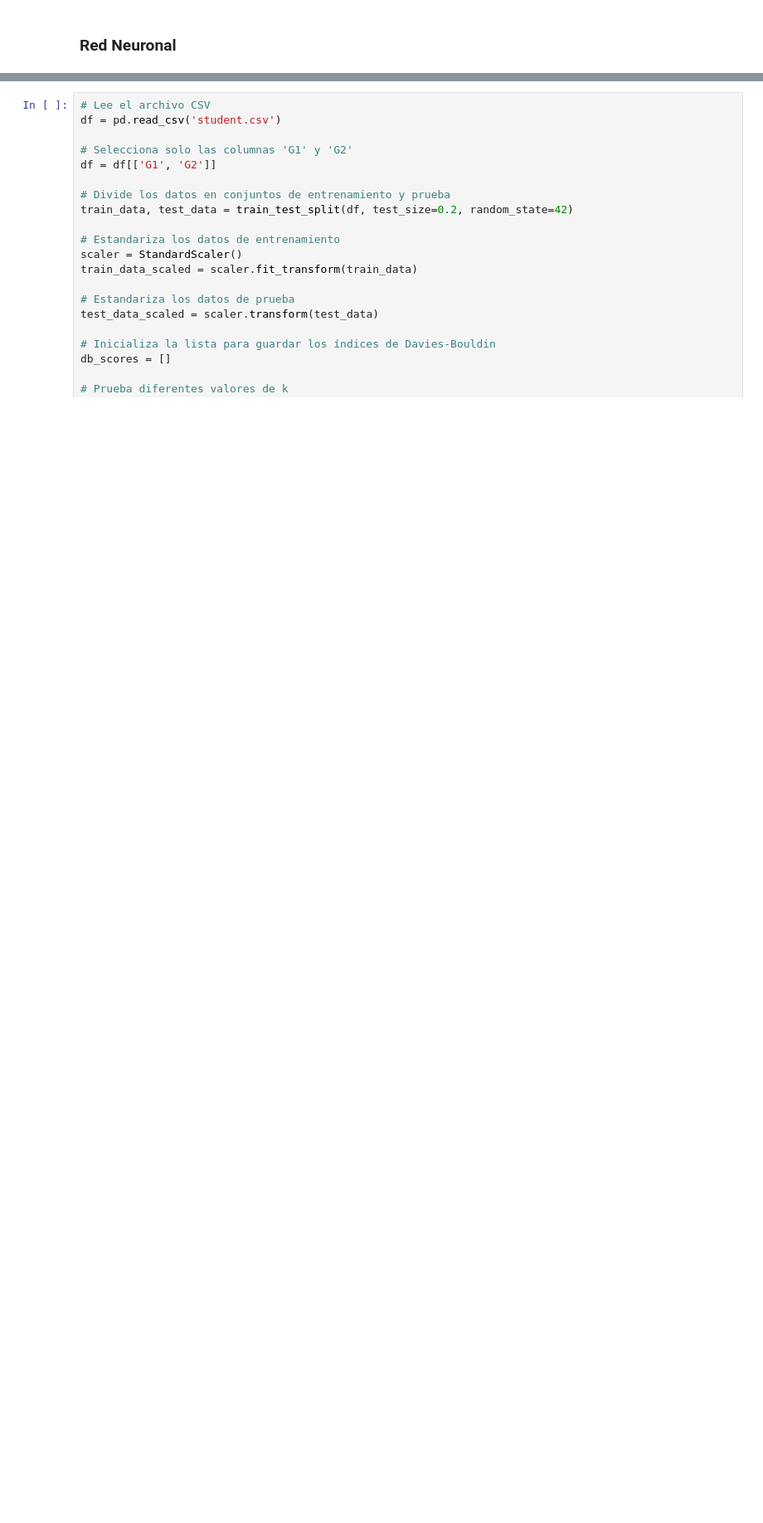
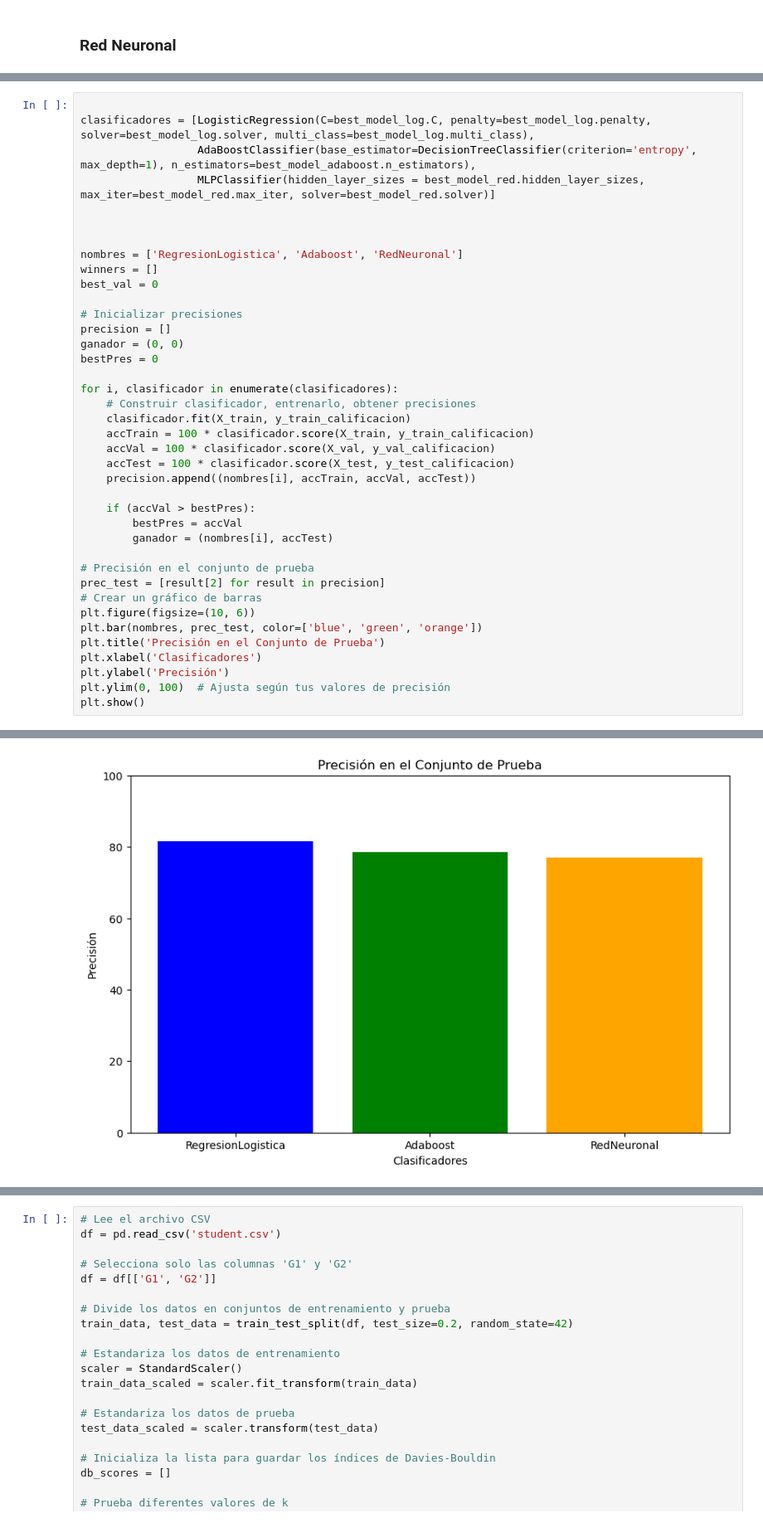
Before and after one commit to WADEBER/Trabajo-Aprendizaje, a Jupyter notebook: alcoholism.ipynb, the cells around one changed output, grey strips where cells are left out. Shown at 83% size. Saved outputs shown, nothing was run; the diff lists cells and outputs as text; blank space fills up the shorter version.

```diff
--- a/alcoholism.ipynb
+++ b/alcoholism.ipynb
@@ -447,0 +559,40 @@ higher  0.038 +/- 0.009
+# %%
+
+clasificadores = [LogisticRegression(C=best_model_log.C, penalty=best_model_log.penalty, solver=best_model_log.solver, multi_class=best_model_log.multi_class),
+                  AdaBoostClassifier(base_estimator=DecisionTreeClassifier(criterion='entropy', max_depth=1), n_estimators=best_model_adaboost.n_estimators),
+                  MLPClassifier(hidden_layer_sizes = best_model_red.hidden_layer_sizes, max_iter=best_model_red.max_iter, solver=best_model_red.solver)]
+
+
+
+nombres = ['RegresionLogistica', 'Adaboost', 'RedNeuronal']
+winners = []
+best_val = 0
+
+# Inicializar precisiones
+precision = []
+ganador = (0, 0)
+bestPres = 0
+
+for i, clasificador in enumerate(clasificadores):
+    # Construir clasificador, entrenarlo, obtener precisiones
+    clasificador.fit(X_train, y_train_calificacion)
+    accTrain = 100 * clasificador.score(X_train, y_train_calificacion)
+    accVal = 100 * clasificador.score(X_val, y_val_calificacion)
+    accTest = 100 * clasificador.score(X_test, y_test_calificacion)
+    precision.append((nombres[i], accTrain, accVal, accTest))
+
+    if (accVal > bestPres):
+        bestPres = accVal
+        ganador = (nombres[i], accTest)
+
+# Precisión en el conjunto de prueba
+prec_test = [result[2] for result in precision]
+# Crear un gráfico de barras
+plt.figure(figsize=(10, 6))
+plt.bar(nombres, prec_test, color=['blue', 'green', 'orange'])
+plt.title('Precisión en el Conjunto de Prueba')
+plt.xlabel('Clasificadores')
+plt.ylabel('Precisión')
+plt.ylim(0, 100)  # Ajusta según tus valores de precisión
+plt.show()
+# %% [output]
@@ -447,0 +601 @@ higher  0.038 +/- 0.009
+[figure, added]
```
Also changed, not shown: parts of 19 cells of this notebook.
